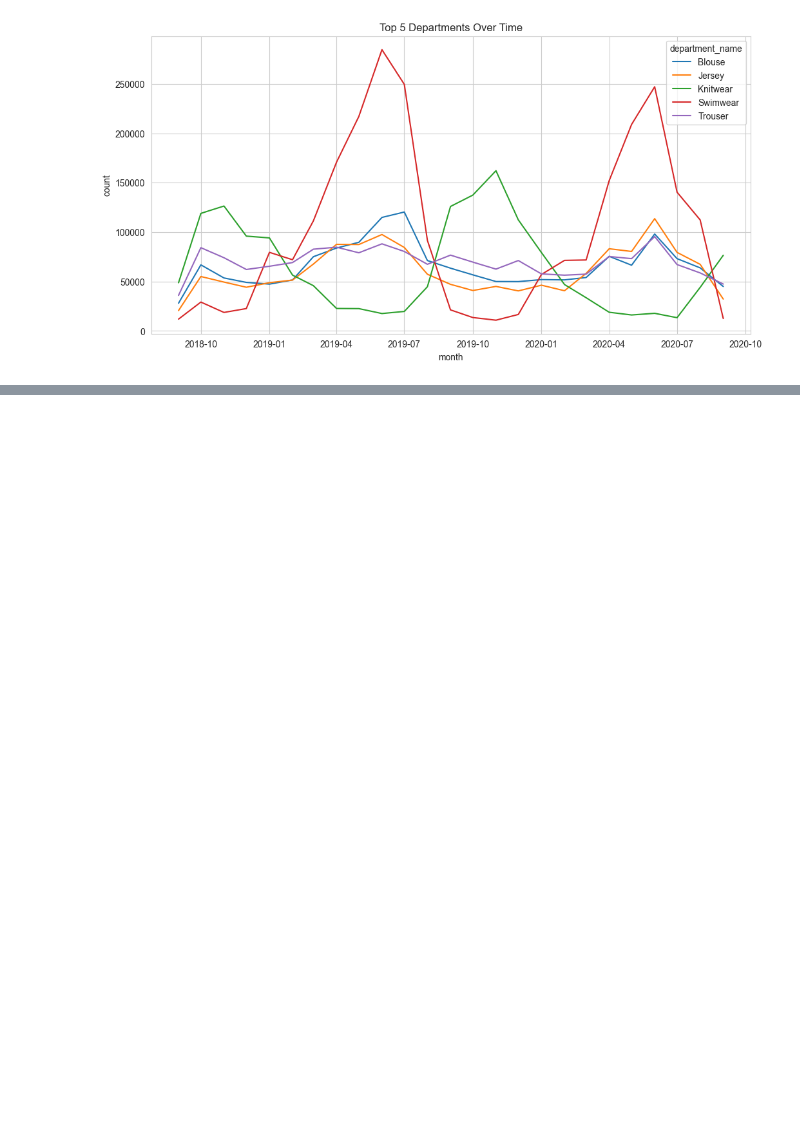
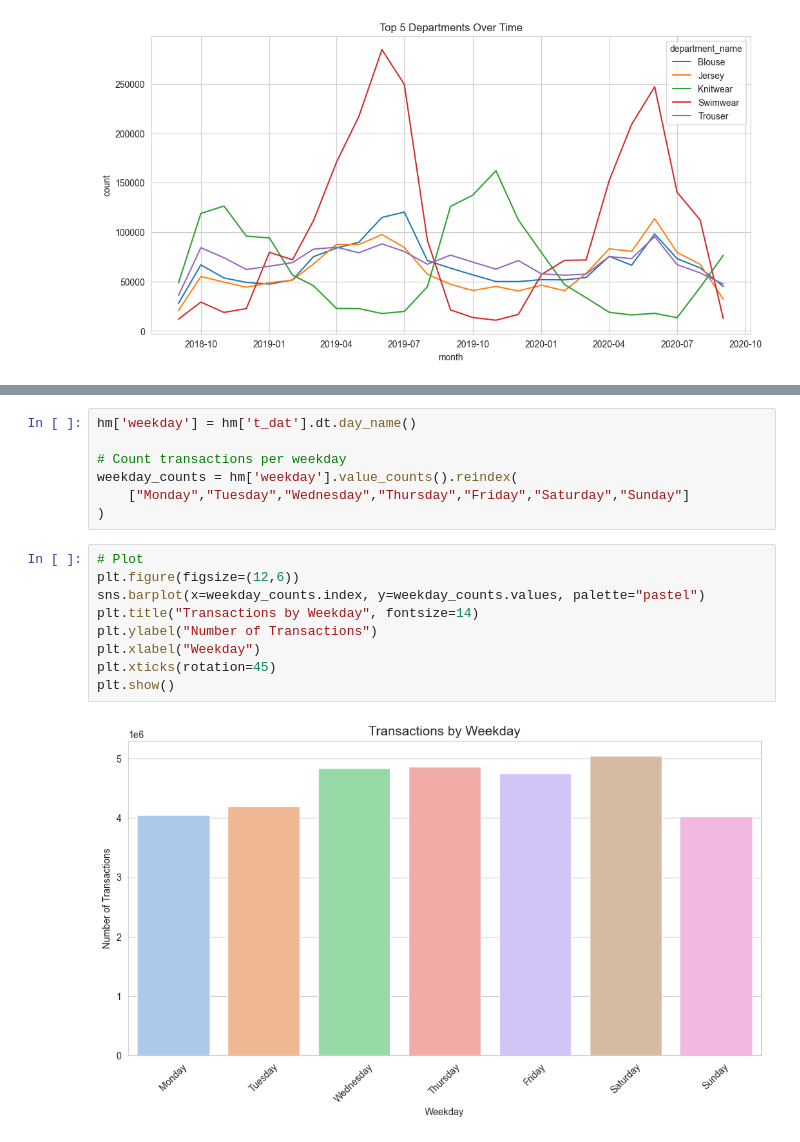
Before and after one commit to vaibhpande21/HndM-Fashion-Recommendation-System, a Jupyter notebook: rec.ipynb, the cells around one changed output, grey strips where cells are left out. Saved outputs shown, nothing was run; the diff lists cells and outputs as text; blank space fills up the shorter version.

```diff
--- a/rec.ipynb
+++ b/rec.ipynb
@@ -171,0 +201,18 @@ plt.show()
+# %%
+hm['weekday'] = hm['t_dat'].dt.day_name()
+
+# Count transactions per weekday
+weekday_counts = hm['weekday'].value_counts().reindex(
+    ["Monday","Tuesday","Wednesday","Thursday","Friday","Saturday","Sunday"]
+)
+# %%
+# Plot
+plt.figure(figsize=(12,6))
+sns.barplot(x=weekday_counts.index, y=weekday_counts.values, palette="pastel")
+plt.title("Transactions by Weekday", fontsize=14)
+plt.ylabel("Number of Transactions")
+plt.xlabel("Weekday")
+plt.xticks(rotation=45)
+plt.show()
+# %% [output]
+[figure, added]
```
Also changed, not shown: parts of 5 cells of this notebook.
